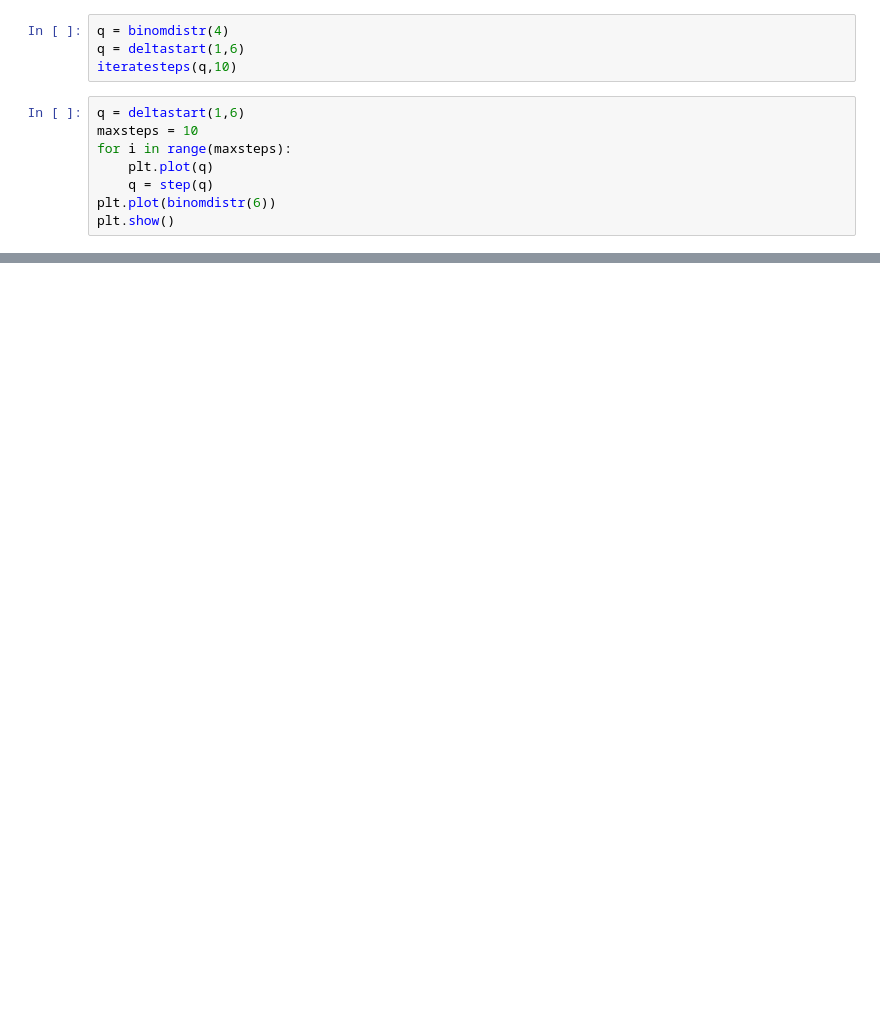
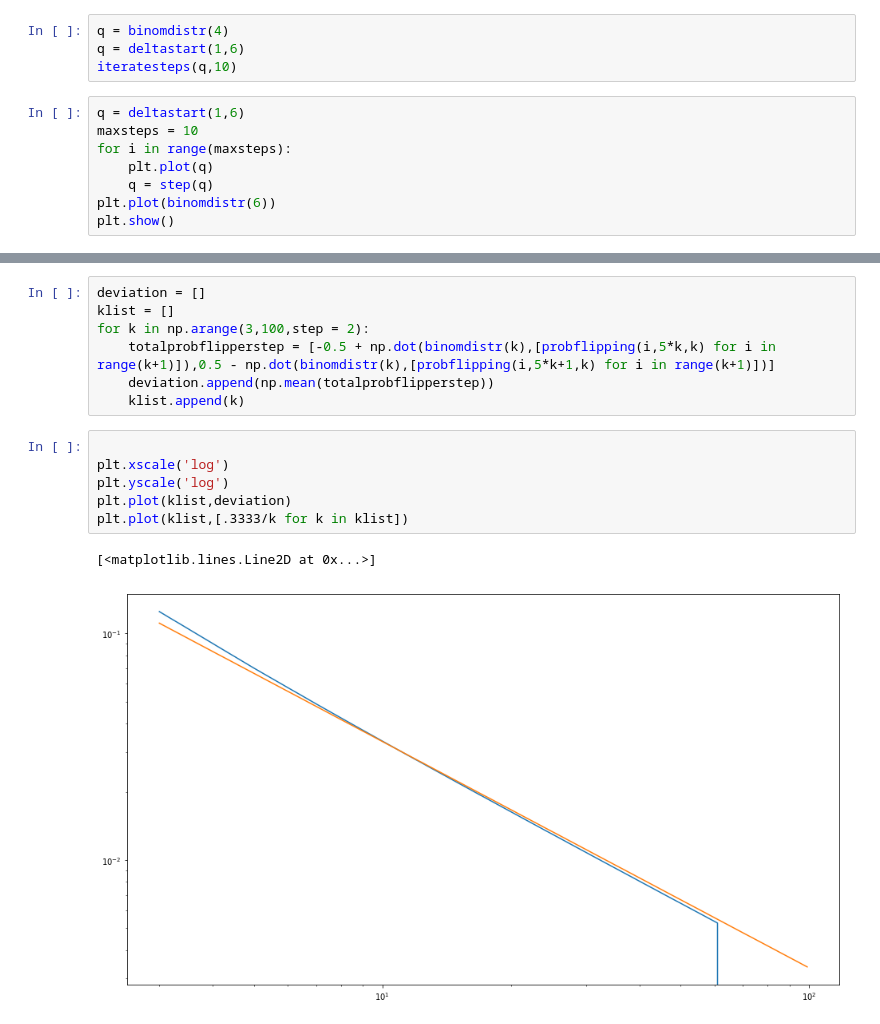
Before and after one commit to lukasgeyrhofer/flippingbits, a Jupyter notebook: dynamics.ipynb, the cells around one changed output, grey strips where cells are left out. Saved outputs shown, nothing was run; the diff lists cells and outputs as text; blank space fills up the shorter version.

```diff
--- a/dynamics.ipynb
+++ b/dynamics.ipynb
@@ -38,0 +80,16 @@ plt.show()
+# %%
+deviation = []
+klist = []
+for k in np.arange(3,100,step = 2):
+    totalprobflipperstep = [-0.5 + np.dot(binomdistr(k),[probflipping(i,5*k,k) for i in range(k+1)]),0.5 - np.dot(binomdistr(k),[probflipping(i,5*k+1,k) for i in range(k+1)])]
+    deviation.append(np.mean(totalprobflipperstep))
+    klist.append(k)
+# %%
+
+plt.xscale('log')
+plt.yscale('log')
+plt.plot(klist,deviation)
+plt.plot(klist,[.3333/k for k in klist])
+# %% [output]
+[<matplotlib.lines.Line2D at 0x...>]
+[figure, added]
```
Also changed, not shown: parts of 7 cells of this notebook.
